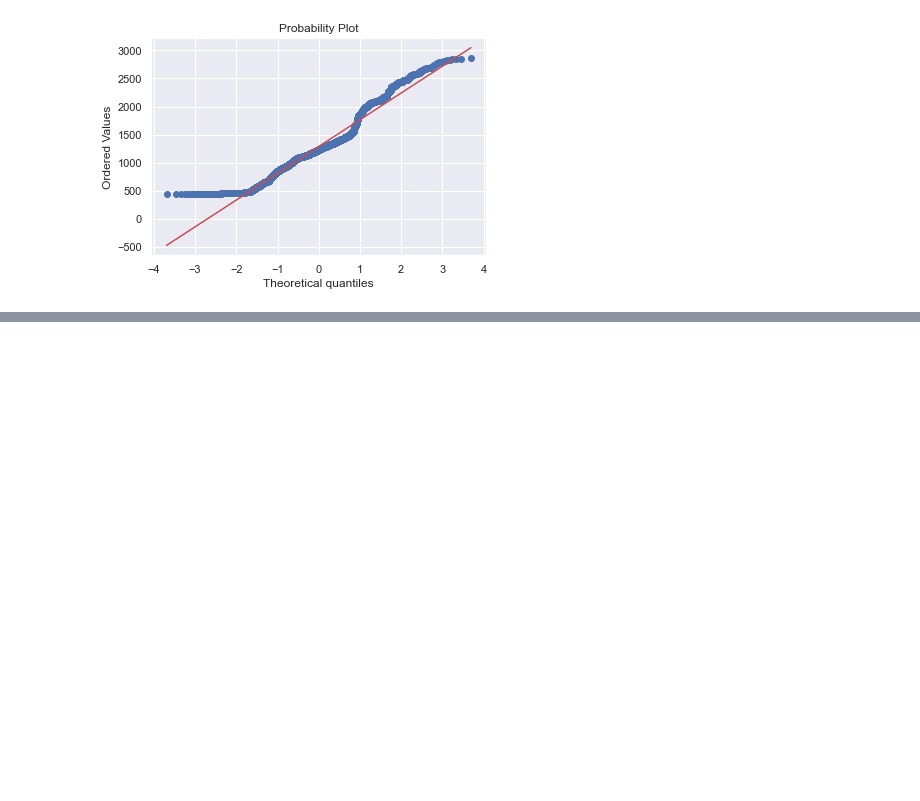
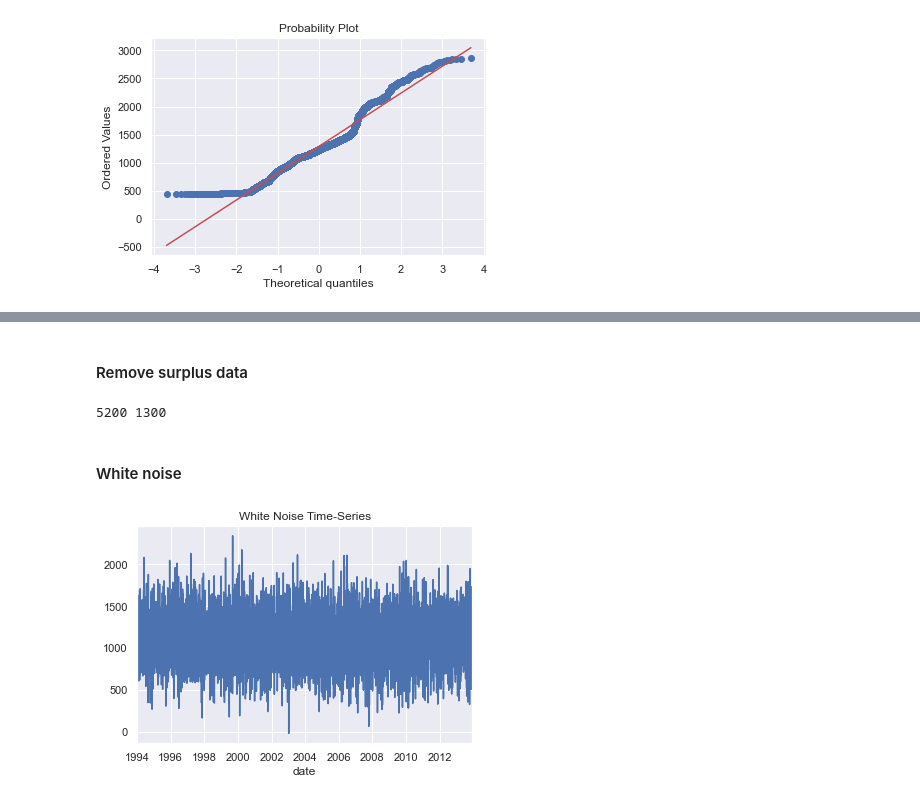
Before and after one commit to dissagaliyeva/python, a Jupyter notebook: time_series/tta-course/1.intro_to_tta.ipynb, the cells around one changed output, grey strips where cells are left out. Drawn from its saved outputs; the diff is of its cells as text; code cells hidden in the pictures; blank space fills up the shorter version.

```diff
--- a/time_series/tta-course/1.intro_to_tta.ipynb
+++ b/time_series/tta-course/1.intro_to_tta.ipynb
@@ -13,7 +13,7 @@ plt.rcParams['figure.figsize'] = (12, 7)
 import warnings
 warnings.filterwarnings('ignore')
 # %%
-data = pd.read_csv('data/Index2018.csv', parse_dates=['date'], index_col=0)
+data = pd.read_csv('../data/Index2018.csv', parse_dates=['date'], index_col=0)
 data
 # %% [output]
 |  | spx | dax | ftse | nikkei |
@@ -39,0 +116,5 @@ pylab.show()
+# %%
+temp = data.copy()
+temp = temp.asfreq('b')
+temp.fillna(method='ffill', inplace=True)
+temp.head(3)
@@ -39,0 +127,22 @@ pylab.show()
+# %% [markdown]
+#### Remove surplus data
+# %%
+temp['market_value'] = temp.spx
+temp.drop(['spx', 'dax', 'ftse', 'nikkei'], axis='columns', inplace=True)
+
+size = int(len(temp) * .8)
+df, df_test = temp.iloc[:size], temp.iloc[size:]
+
+print(len(df), len(df_test))
+# %% [output]
+5200 1300
+# %% [markdown]
+#### White noise
+# %%
+wn = np.random.normal(loc=df.market_value.mean(), scale=df.market_value.std(), size=len(df))
+df['wn'] = wn
+
+df['wn'].plot(title='White Noise Time-Series')
+plt.show()
+# %% [output]
+[figure, added]
```
Also changed, not shown: parts of 11 cells of this notebook.
